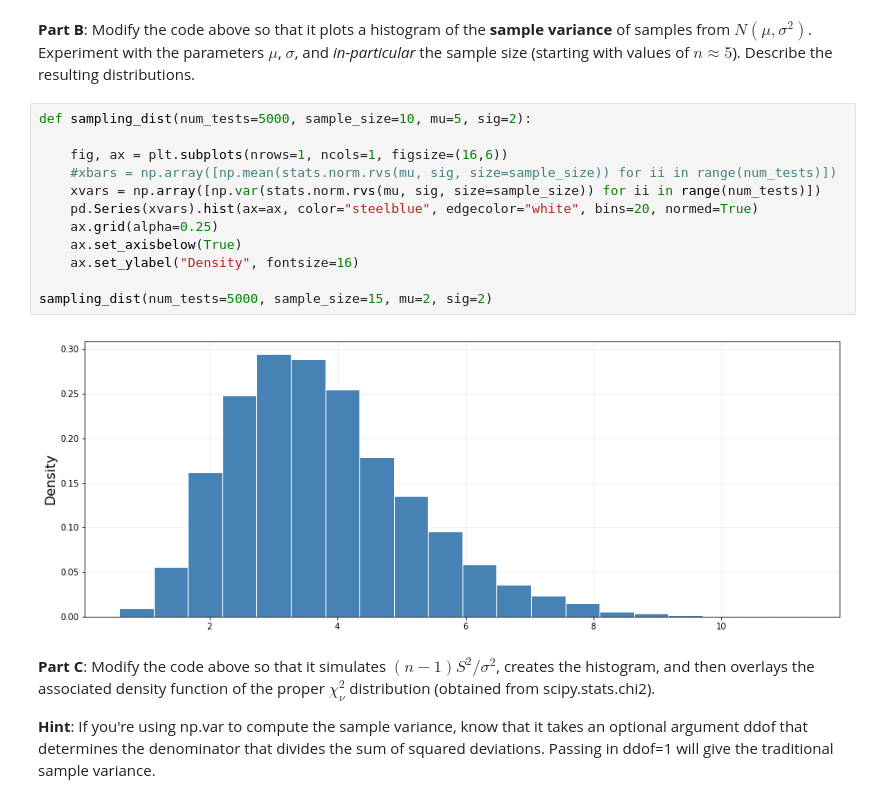
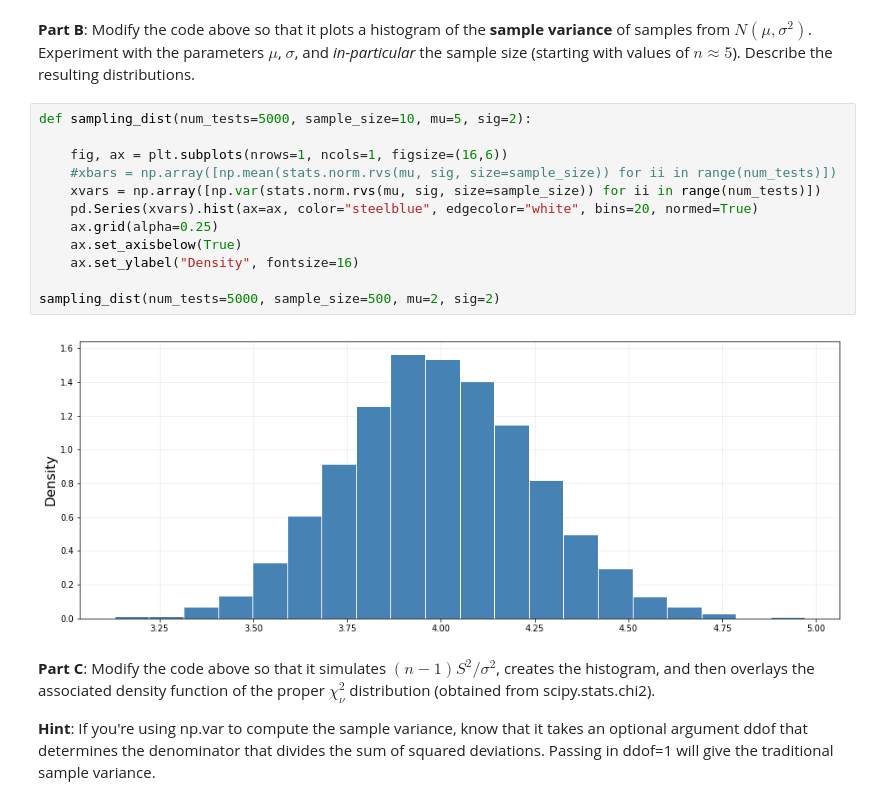
Before and after one commit to corbis22/csci3022-stephens, a Jupyter notebook: notebooks/nb20_small_n_ht.ipynb, the cells around one changed output. Drawn from its saved outputs; the diff is of its cells as text.

```diff
--- a/notebooks/nb20_small_n_ht.ipynb
+++ b/notebooks/nb20_small_n_ht.ipynb
@@ -34,17 +34,17 @@ sampling_dist(num_tests=5000, sample_size=15, mu=2, sig=2)
 # %%
 def sampling_dist(num_tests=5000, sample_size=10, mu=5, sig=2):
 
     fig, ax = plt.subplots(nrows=1, ncols=1, figsize=(16,6))
     #xbars = np.array([np.mean(stats.norm.rvs(mu, sig, size=sample_size)) for ii in range(num_tests)])
     xvars = np.array([np.var(stats.norm.rvs(mu, sig, size=sample_size)) for ii in range(num_tests)])
     pd.Series(xvars).hist(ax=ax, color="steelblue", edgecolor="white", bins=20, normed=True)
     ax.grid(alpha=0.25)
     ax.set_axisbelow(True)
     ax.set_ylabel("Density", fontsize=16)
 
-sampling_dist(num_tests=5000, sample_size=15, mu=2, sig=2)
+sampling_dist(num_tests=5000, sample_size=500, mu=2, sig=2)
 # %% [output]
-[figure, old version]
+[figure, new version]
 # %% [markdown]
 **Part C**: Modify the code above so that it simulates $(n-1)S^2/\sigma^2$, creates the histogram, and then overlays the associated density function of the proper $\chi^2_\nu$ distribution (obtained from scipy.stats.chi2).
 
```
Also changed, not shown: parts of 3 cells of this notebook, 1 other file.
